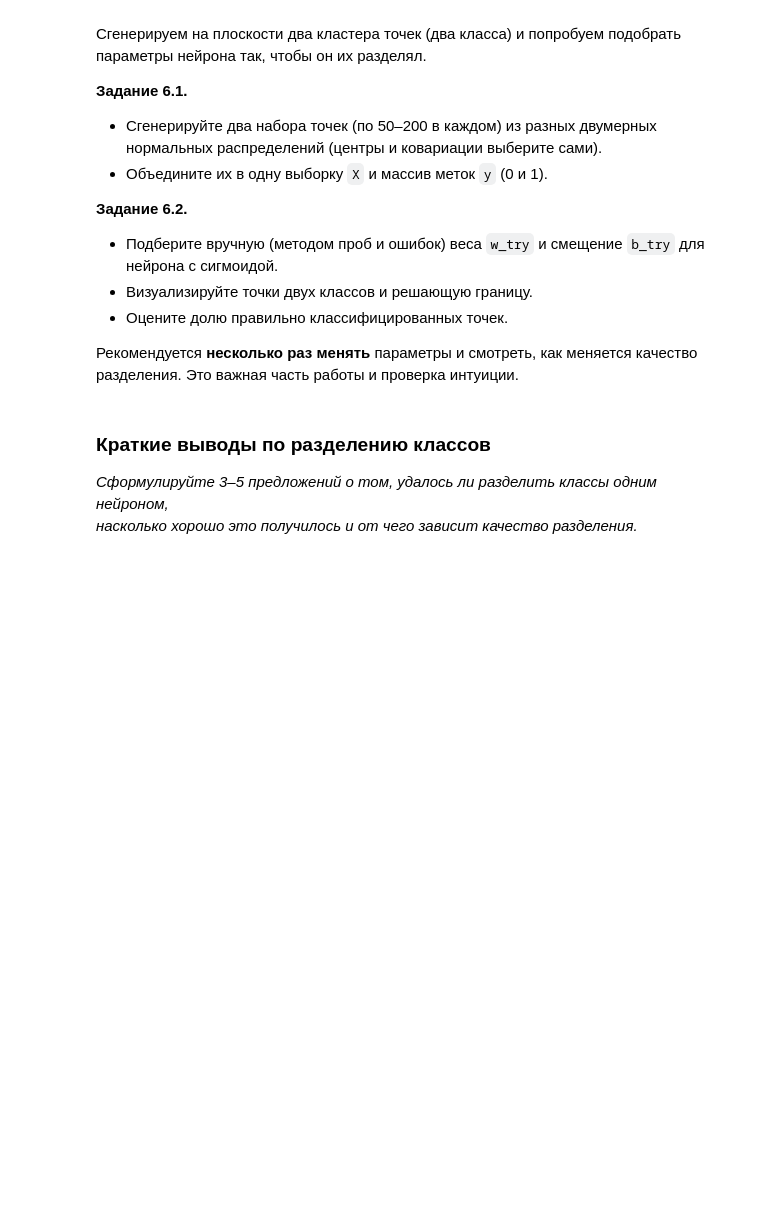
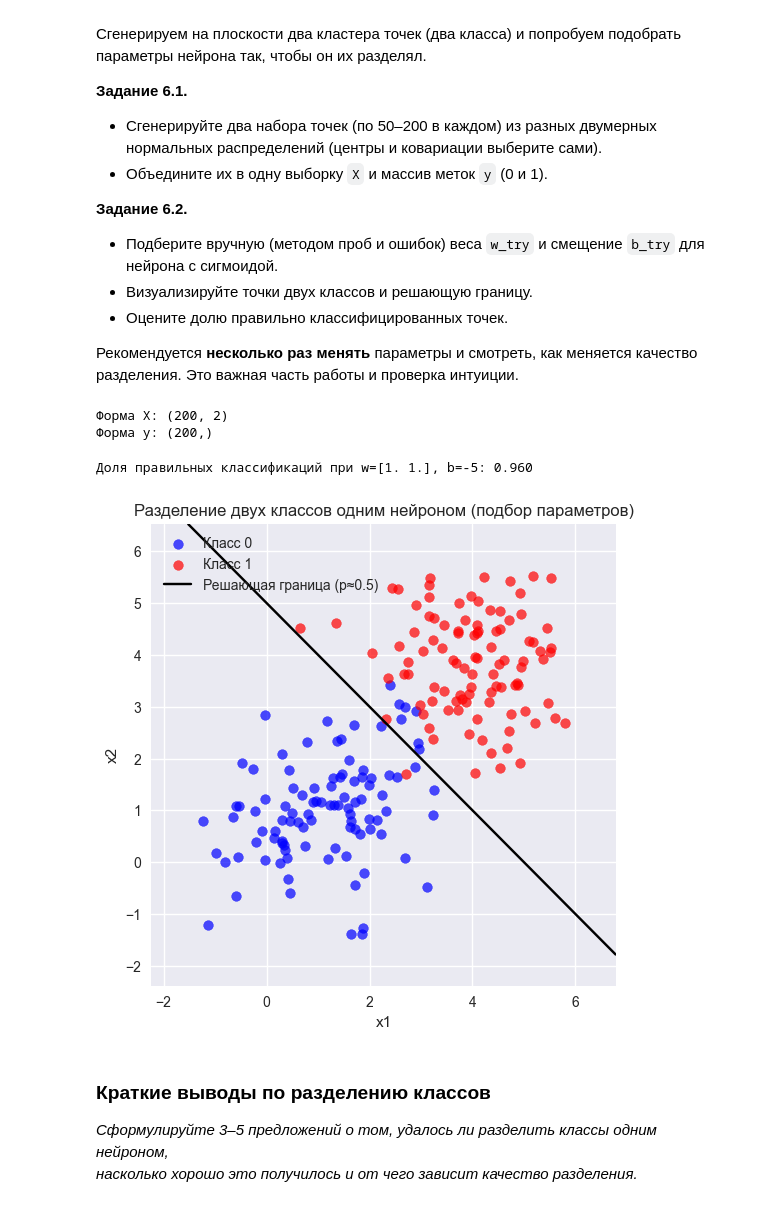
Before and after one commit to Wahidsze/NeuralNetworkEducation, a Jupyter notebook: lab1_task_KII-2.ipynb, the cells around one changed output. Drawn from its saved outputs; the diff is of its cells as text; code cells hidden in the pictures; blank space fills up the shorter version.

```diff
--- a/lab1_task_KII-2.ipynb
+++ b/lab1_task_KII-2.ipynb
@@ -268,71 +304,77 @@ print(boundary_comment)
 n_samples = 100  # при желании можно изменить
 
 # TODO: Задайте центры и ковариационные матрицы для двух классов
-mean_class0 = np.array([None, None])
-mean_class1 = np.array([None, None])
+mean_class0 = np.array([1, 1])
+mean_class1 = np.array([4, 4])
 
-cov_class0 = np.array([[None, None],
-                       [None, None]])
-cov_class1 = np.array([[None, None],
-                       [None, None]])
+cov_class0 = np.array([[1, 0.3],
+                       [0.3, 1]])
+cov_class1 = np.array([[1.0, -0.2],
+                       [-0.2, 1.0]])
 
 class0 = np.random.multivariate_normal(mean_class0, cov_class0, size=n_samples)
 class1 = np.random.multivariate_normal(mean_class1, cov_class1, size=n_samples)
 
 # Объедините массивы class0 и class1 в одну матрицу X формы (n_samples, 2)
 # Подсказка: используйте функции объединения из numpy (например, vstack или concatenate)
-X = None
+X = np.vstack([class0, class1])
 
 # TODO: Создайте вектор ответов y формы (n_samples,).
 # Первые n_samples элементов должны быть 0, а вторые n_samples элементов — 1.
-y = None
+y = np.array([0]*n_samples+[1]*n_samples)
 
 print("Форма X:", X.shape)
 print("Форма y:", y.shape)
+# %% [output]
+Форма X: (200, 2)
+Форма y: (200,)
 # %%
 # РУЧНОЙ ПОДБОР ПАРАМЕТРОВ НЕЙРОНА
 
 # Попробуйте изменить эти значения и перезапустить ячейку
 w_try = np.array([1.0, 1.0])
-b_try = 0.0
+b_try = -5
 
 # Выход нейрона (вероятности для класса 1)
 probs_data = single_neuron(X, w_try, b_try, activation_name="sigmoid").ravel()
 # TODO: Переведите вероятности (probs_data) в бинарные предсказания классов (0 или 1).
 # Подсказка: используйте порог 0.5. Все, что больше или равно — класс 1, иначе — 0. Не забудьте привести к int
-y_pred = None
+y_pred = (probs_data >=0.5).astype(int)
 # TODO: Посчитайте долю правильных ответов (accuracy).
 # Сравните предсказанные метки y_pred с истинными метками y.
-accuracy = None
+accuracy = np.mean(y_pred == y)
 
 print(f"Доля правильных классификаций при w={w_try}, b={b_try}: {accuracy:.3f}")
 
 # Визуализация
 plt.figure(figsize=(6, 6))
 plt.scatter(class0[:, 0], class0[:, 1], c="blue", label="Класс 0", alpha=0.7)
 plt.scatter(class1[:, 0], class1[:, 1], c="red", label="Класс 1", alpha=0.7)
 
 # Решающее множество на сетке для визуализации границы
 x1_min_data, x1_max_data = X[:, 0].min() - 1, X[:, 0].max() + 1
 x2_min_data, x2_max_data = X[:, 1].min() - 1, X[:, 1].max() + 1
 
 xx1_d, xx2_d = np.meshgrid(
     np.linspace(x1_min_data, x1_max_data, 200),
     np.linspace(x2_min_data, x2_max_data, 200)
 )
 
 grid_d = np.c_[xx1_d.ravel(), xx2_d.ravel()]
 probs_grid_d = single_neuron(grid_d, w_try, b_try, activation_name="sigmoid").reshape(xx1_d.shape)
 
 contours_d = plt.contour(xx1_d, xx2_d, probs_grid_d, levels=[0.5], colors="black")
 plt.plot([], [], color="black", label="Решающая граница (p≈0.5)")
 
 plt.xlabel("x1")
 plt.ylabel("x2")
 plt.title("Разделение двух классов одним нейроном (подбор параметров)")
 plt.legend()
 plt.grid(True)
 plt.show()
+# %% [output]
+Доля правильных классификаций при w=[1. 1.], b=-5: 0.960
+[figure, added]
 # %% [markdown]
 ### Краткие выводы по разделению классов
 
```
Also changed, not shown: parts of 8 cells of this notebook.
